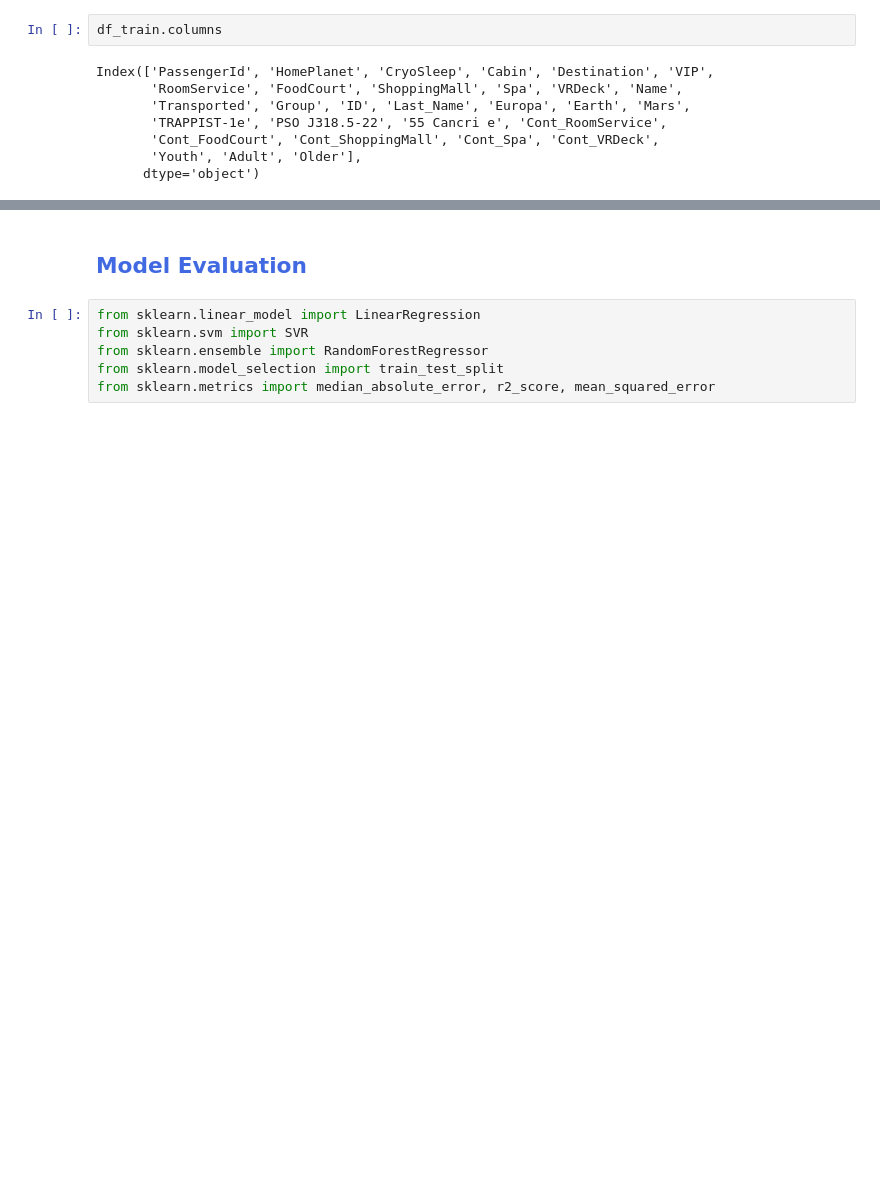
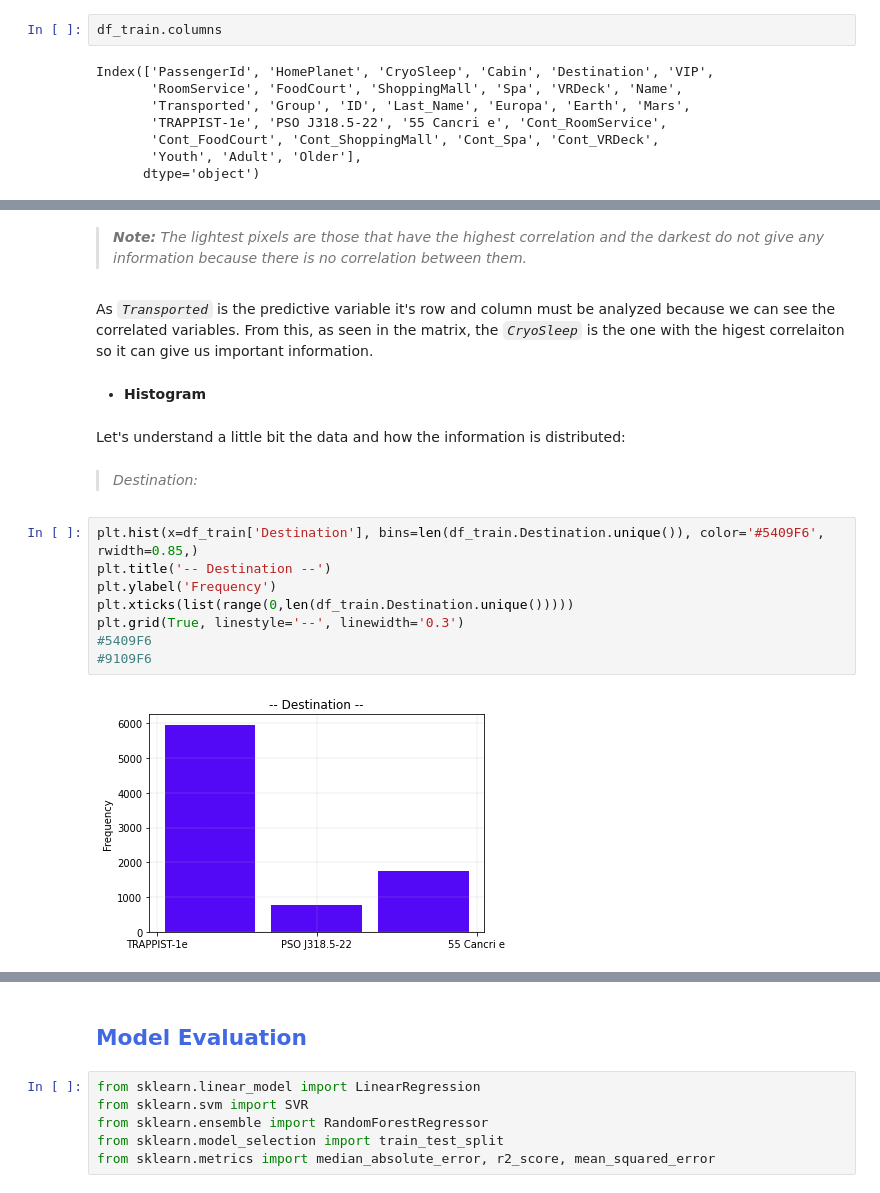
Before and after one commit to melixxa07/AI-Project, a Jupyter notebook: 01 - Data Exploration.ipynb, the cells around one changed output, grey strips where cells are left out. Saved outputs shown, nothing was run; the diff lists cells and outputs as text; blank space fills up the shorter version.

```diff
--- a/01 - Data Exploration.ipynb
+++ b/01 - Data Exploration.ipynb
@@ -261,0 +275,20 @@ Index(['PassengerId', 'HomePlanet', 'CryoSleep', 'Cabin', 'Destination', 'VIP',
+# %% [markdown]
+> <font face = 'Century'> _**Note:** The lightest pixels are those that have the highest correlation and the darkest do not give any information because there is no correlation between them._
+# %% [markdown]
+<font face = 'Century'> As _`Transported`_ is the predictive variable it's row and column must be analyzed because we can see the correlated variables. From this, as seen in the matrix, the _`CryoSleep`_ is the one with the higest correlaiton so it can give us important information.
+# %% [markdown]
+- <font face = 'Century'> **Histogram**
+# %% [markdown]
+ <font face = 'Century'> Let's understand a little bit the data and how the information is distributed:
+# %% [markdown]
+> <font face = 'Century'> _Destination:_
+# %%
+plt.hist(x=df_train['Destination'], bins=len(df_train.Destination.unique()), color='#5409F6', rwidth=0.85,)
+plt.title('-- Destination --')
+plt.ylabel('Frequency')
+plt.xticks(list(range(0,len(df_train.Destination.unique()))))
+plt.grid(True, linestyle='--', linewidth='0.3')
+#5409F6
+#9109F6
+# %% [output]
+[figure, added]
```
Also changed, not shown: parts of 34 cells of this notebook.
